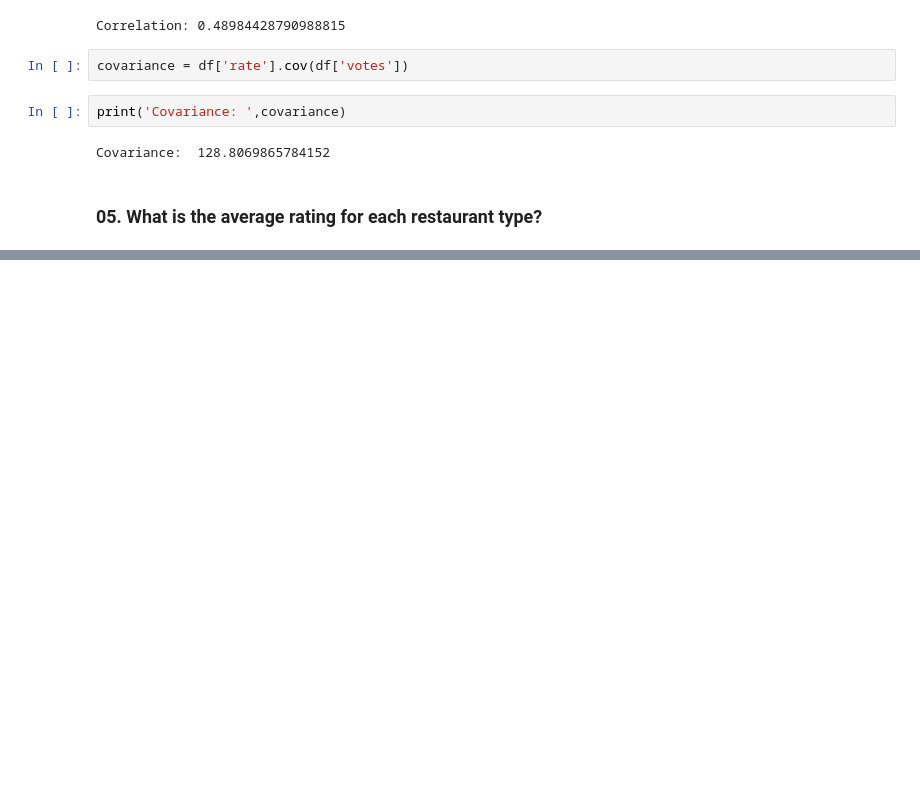
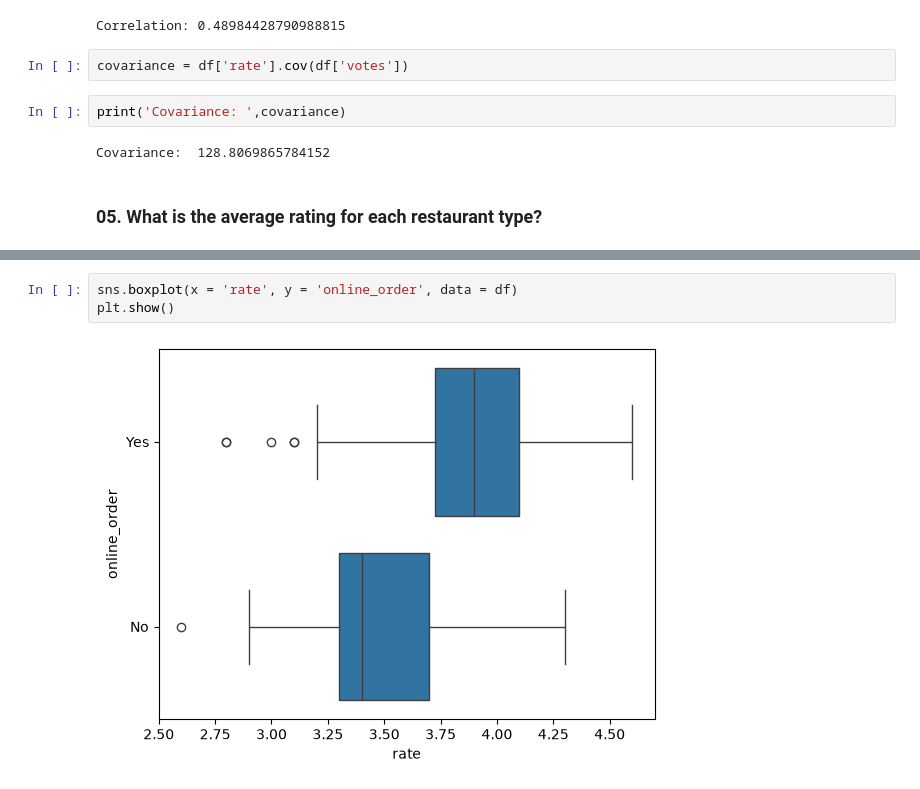
Before and after one commit to AagmanTiwari/Zomato-Data-Analysis-Project, a Jupyter notebook: Zomato EDA Project.ipynb, the cells around one changed output, grey strips where cells are left out. Cells and saved outputs as stored; diff of their text form; blank space fills up the shorter version.

```diff
--- a/Zomato EDA Project.ipynb
+++ b/Zomato EDA Project.ipynb
@@ -373,0 +445,5 @@ Covariance:  128.8069865784152
+# %%
+sns.boxplot(x = 'rate', y = 'online_order', data = df)
+plt.show()
+# %% [output]
+[figure, added]
```
Also changed, not shown: parts of 18 cells of this notebook, 1 other file.
